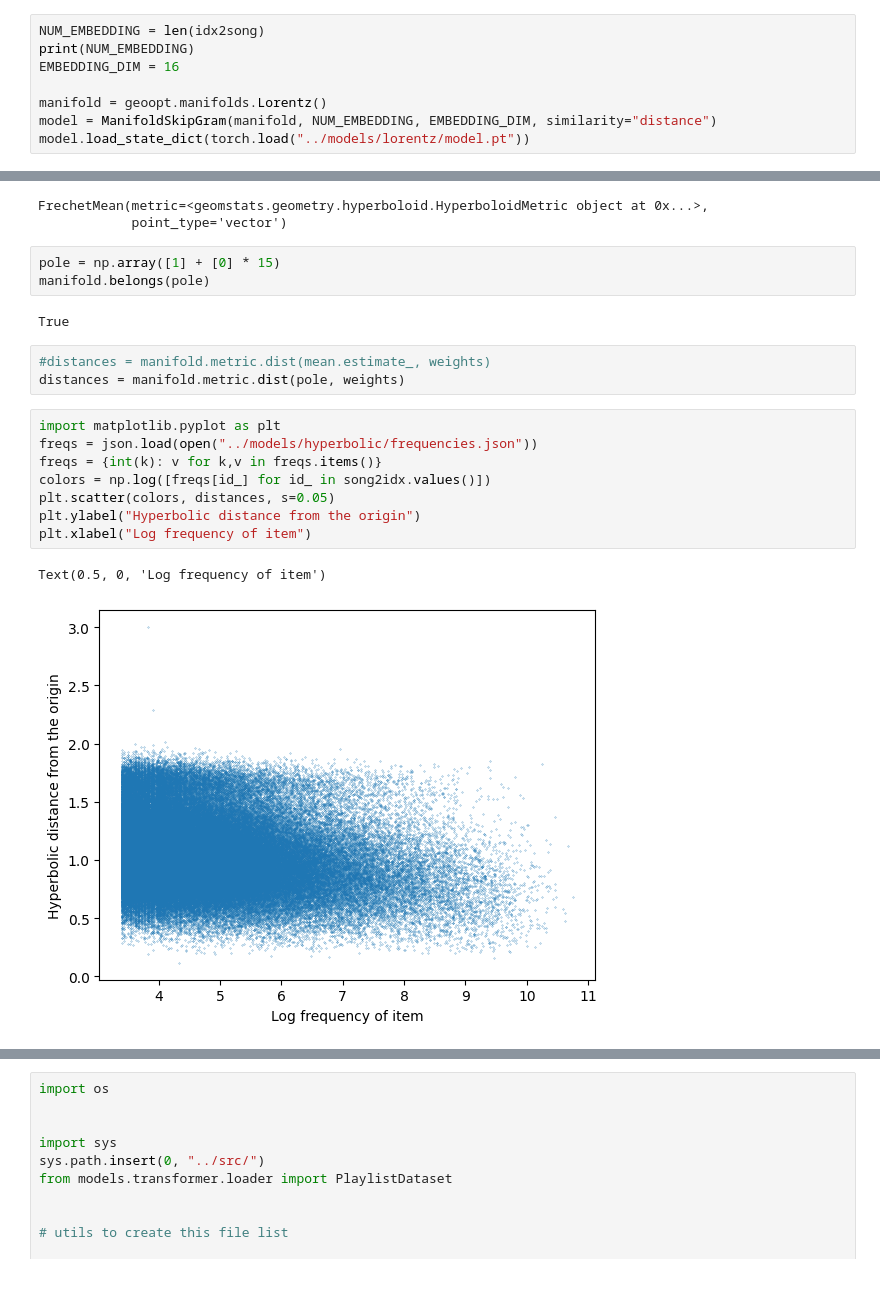
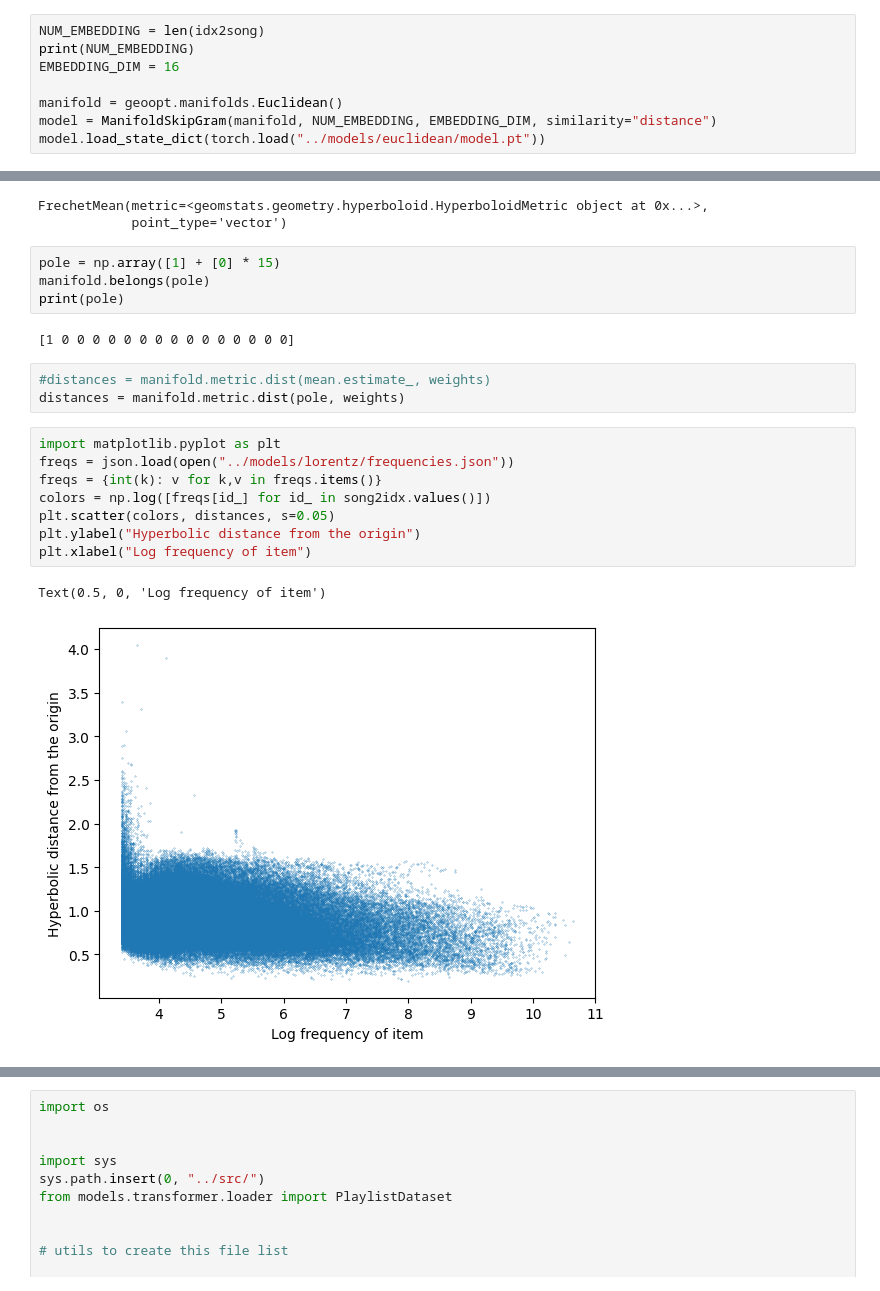
Before and after one commit to ricsi98/million-playlists, a Jupyter notebook: notebooks/HyperbolicEval.ipynb, the cells around one changed output, grey strips where cells are left out. Saved outputs shown, nothing was run; the diff lists cells and outputs as text.

```diff
--- a/notebooks/HyperbolicEval.ipynb
+++ b/notebooks/HyperbolicEval.ipynb
@@ -18,9 +18,9 @@ NUM_EMBEDDING = len(idx2song)
 print(NUM_EMBEDDING)
 EMBEDDING_DIM = 16
 
-manifold = geoopt.manifolds.Lorentz()
+manifold = geoopt.manifolds.Euclidean()
 model = ManifoldSkipGram(manifold, NUM_EMBEDDING, EMBEDDING_DIM, similarity="distance")
-model.load_state_dict(torch.load("../models/lorentz/model.pt"))
+model.load_state_dict(torch.load("../models/euclidean/model.pt"))
 # %% [output]
 159957
 <All keys matched successfully>
@@ -47,19 +47,20 @@ FrechetMean(metric=<geomstats.geometry.hyperboloid.HyperboloidMetric object at 0
 # %%
 pole = np.array([1] + [0] * 15)
 manifold.belongs(pole)
+print(pole)
 # %% [output]
-True
+[1 0 0 0 0 0 0 0 0 0 0 0 0 0 0 0]
 # %%
 #distances = manifold.metric.dist(mean.estimate_, weights)
 distances = manifold.metric.dist(pole, weights)
 # %%
 import matplotlib.pyplot as plt
-freqs = json.load(open("../models/hyperbolic/frequencies.json"))
+freqs = json.load(open("../models/lorentz/frequencies.json"))
 freqs = {int(k): v for k,v in freqs.items()}
 colors = np.log([freqs[id_] for id_ in song2idx.values()])
 plt.scatter(colors, distances, s=0.05)
 plt.ylabel("Hyperbolic distance from the origin")
 plt.xlabel("Log frequency of item")
 # %% [output]
 Text(0.5, 0, 'Log frequency of item')
-[figure, old version]
+[figure, new version]
```
Also changed, not shown: parts of 30 cells of this notebook.
